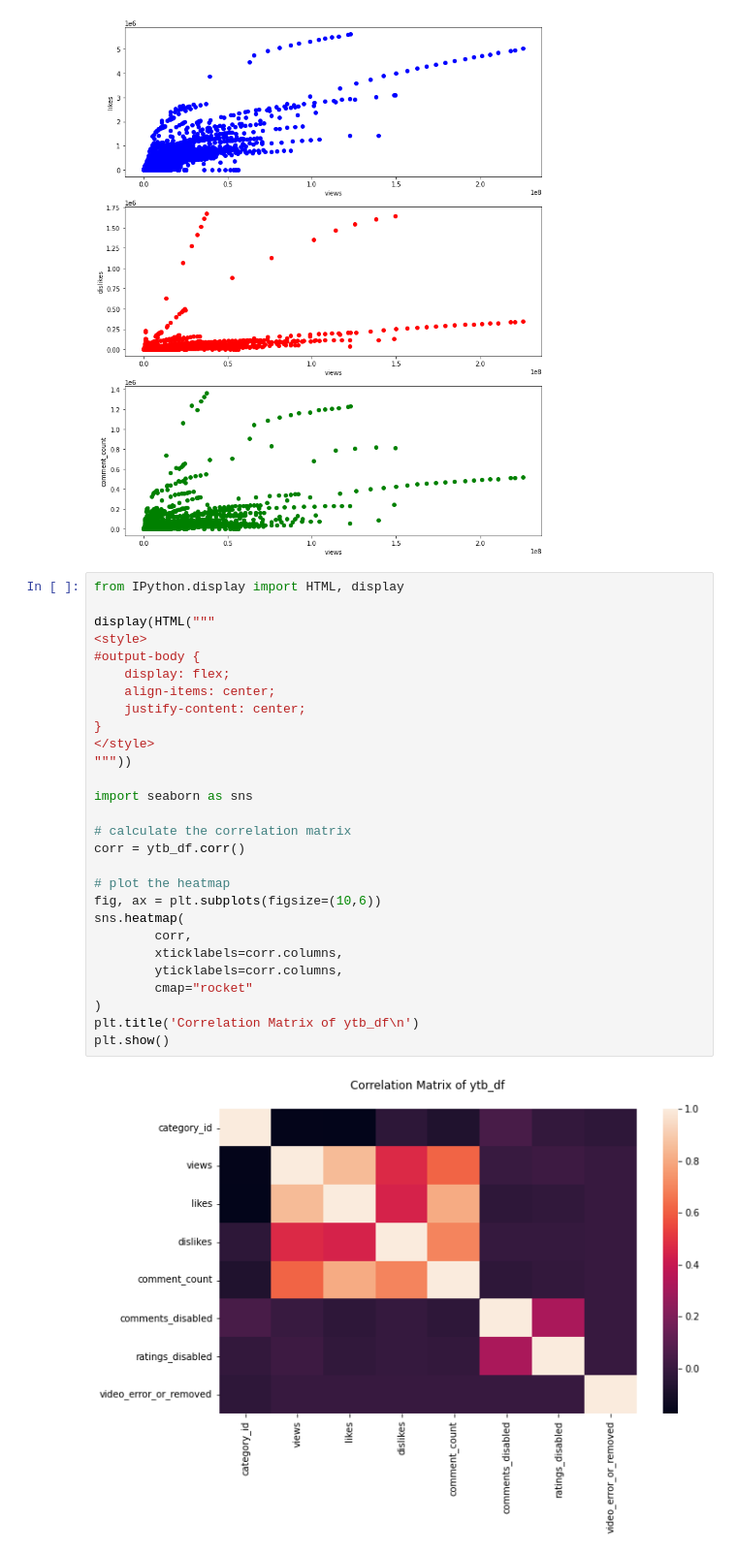
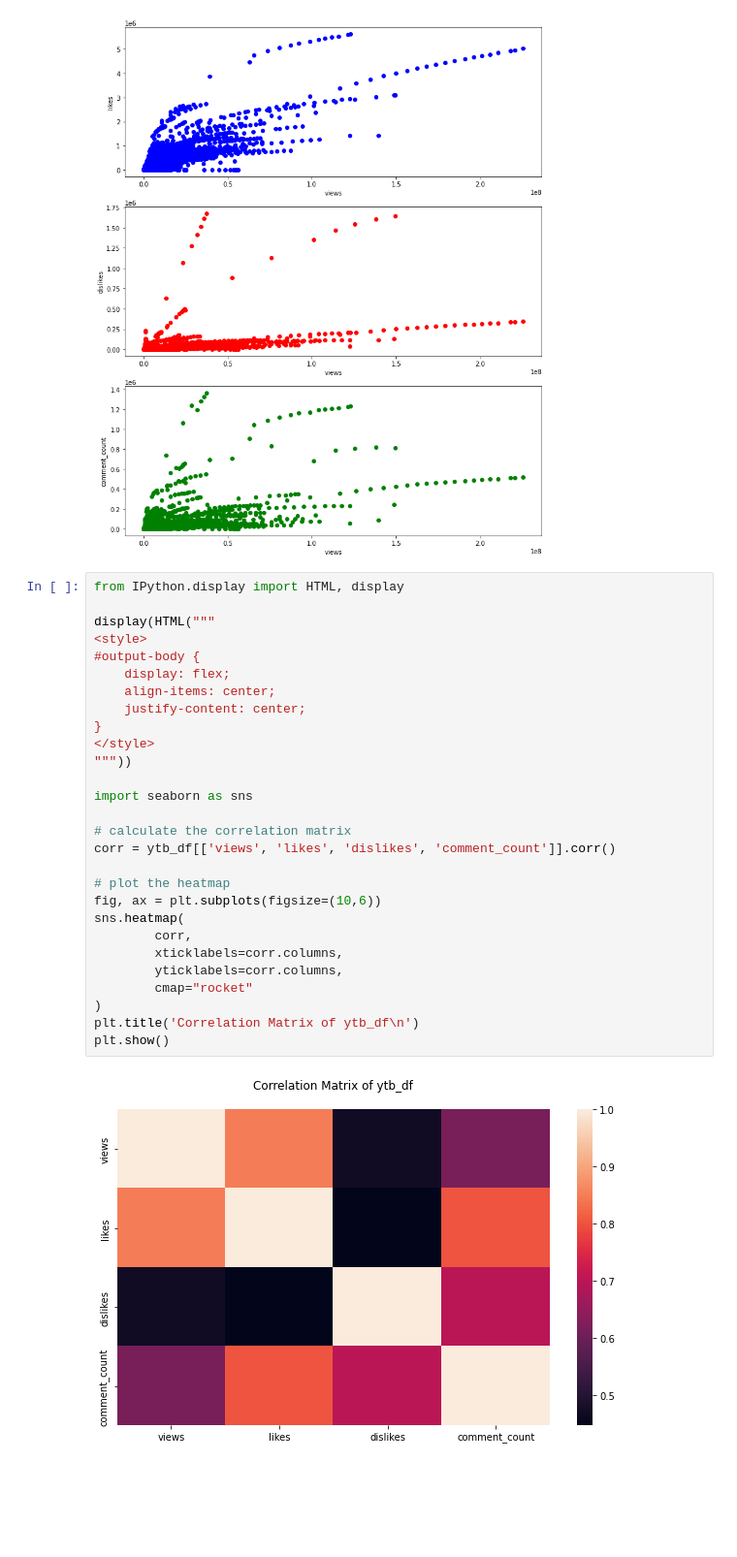
Before and after one commit to soumeyademil/EDA-Trending-Ytb-Videos, a Jupyter notebook: EDA_Trending_Ytb_Videos_Dataset.ipynb, the cells around one changed output. Shown at 97% size. Drawn from its saved outputs; the diff is of its cells as text; blank space fills up the shorter version.

```diff
--- a/EDA_Trending_Ytb_Videos_Dataset.ipynb
+++ b/EDA_Trending_Ytb_Videos_Dataset.ipynb
@@ -274,30 +274,30 @@ plt.show()
 # %%
 from IPython.display import HTML, display
 
 display(HTML("""
 <style>
 #output-body {
     display: flex;
     align-items: center;
     justify-content: center;
 }
 </style>
 """))
 
 import seaborn as sns
 
 # calculate the correlation matrix
-corr = ytb_df.corr()
+corr = ytb_df[['views', 'likes', 'dislikes', 'comment_count']].corr()
 
 # plot the heatmap
 fig, ax = plt.subplots(figsize=(10,6))
 sns.heatmap(
         corr,
         xticklabels=corr.columns,
         yticklabels=corr.columns,
         cmap="rocket"
 )
 plt.title('Correlation Matrix of ytb_df\n')
 plt.show()
 # %% [output]
-[figure, old version]
+[figure, new version]
```
Also changed, not shown: parts of 2 cells of this notebook.
